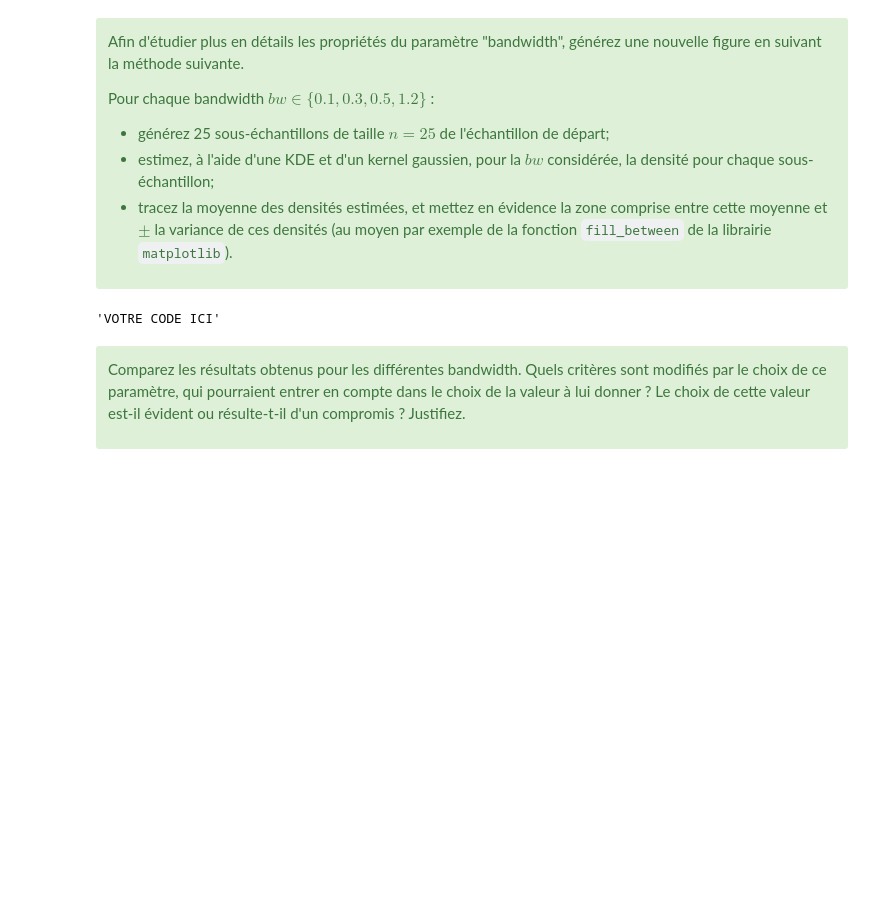
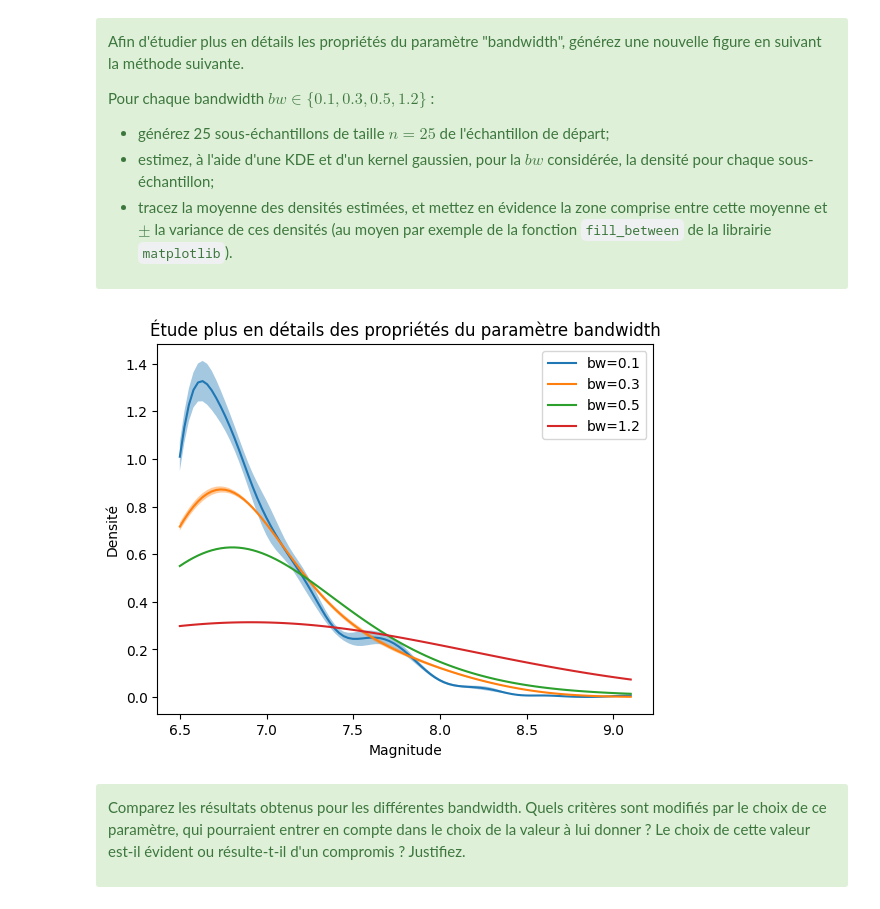
Before and after one commit to Azzagal/Stat-Devoirs, a Jupyter notebook: Devoir1/math0487_hw1_student.ipynb, the cells around one changed output. Cells and saved outputs as stored; diff of their text form; code cells hidden in the pictures; blank space fills up the shorter version.

Commit message:
Code d'étude de la bandwith fait. Reste a faire l'explication

```diff
--- a/Devoir1/math0487_hw1_student.ipynb
+++ b/Devoir1/math0487_hw1_student.ipynb
@@ -319,9 +319,45 @@ Pour chaque bandwidth $bw \in \{0.1, 0.3, 0.5, 1.2\}$ :
 
 </div>
 # %%
-"""VOTRE CODE ICI"""
+
+n_sous_echantillon = 25
+bandwidth = [0.1, 0.3, 0.5, 1.2]
+
+x_plot = np.linspace(min(data), max(data), 100)
+
+moy_densities = []
+var_densities = []
+
+for bw in bandwidth:
+    densities = []  # Liste pour stocker les densités estimées
+
+    for _ in range(n_sous_echantillon):
+        sample = data.sample(n=25)
+        kde = KernelDensity(kernel="gaussian", bandwidth=bw).fit(
+            sample.values.reshape(-1, 1))
+        densities.append(np.exp(kde.score_samples(x_plot.reshape(-1, 1))))
+
+    # Calcul de la moyenne et de la variance des densités
+    densities = np.array(densities)
+    moy_densities.append(densities.mean(axis=0))
+    var_densities.append(densities.var(axis=0))
+
+for i, bw in enumerate(bandwidth):
+    plt.plot(x_plot, moy_densities[i], label=f'bw={bw}')
+    plt.fill_between(
+        x_plot,
+        moy_densities[i] - var_densities[i],
+        moy_densities[i] + var_densities[i],
+        alpha=0.4
+    )
+
+plt.title("Étude plus en détails des propriétés du paramètre bandwidth")
+plt.xlabel("Magnitude")
+plt.ylabel("Densité")
+plt.legend()
+plt.show()
 # %% [output]
-'VOTRE CODE ICI'
+[figure, added]
 # %% [markdown]
 <div class="alert-success">
 
```
